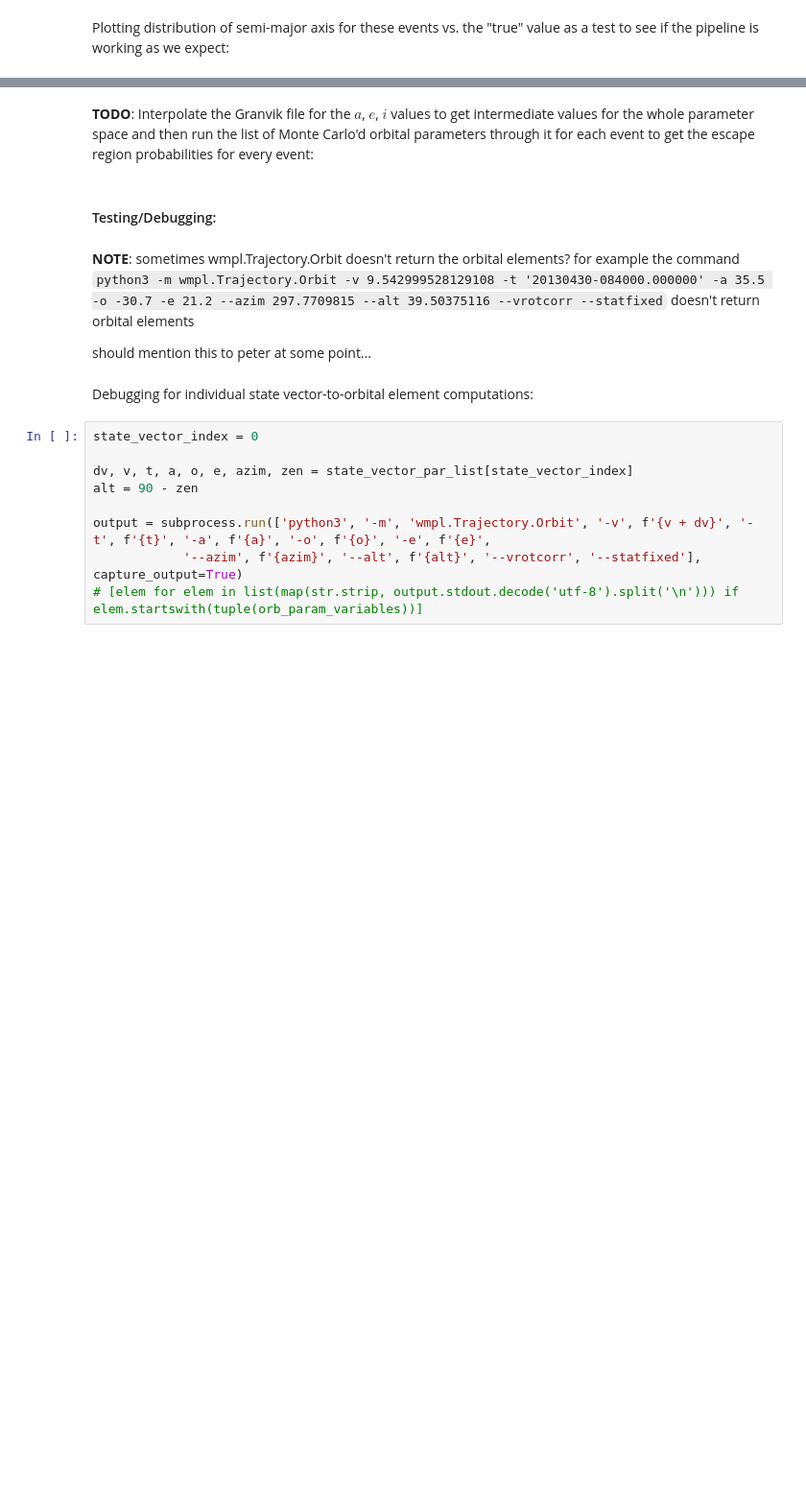
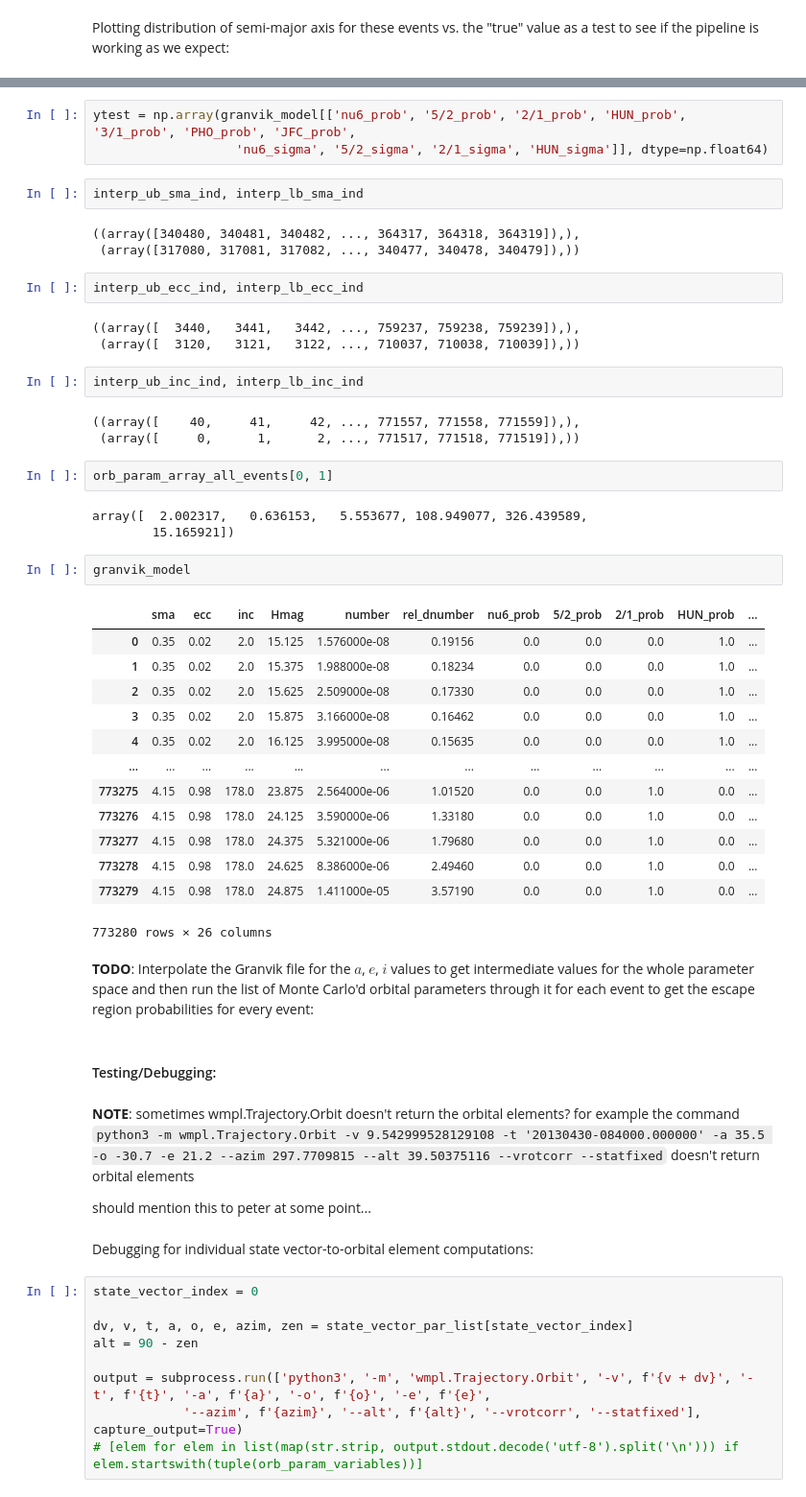
Before and after one commit to ia-chow/Thesis, a Jupyter notebook: speed_radiant_difference/monte_carlo_granvik_model.ipynb, the cells around one changed output, grey strips where cells are left out. Shown at 96% size. Saved outputs shown, nothing was run; the diff lists cells and outputs as text; blank space fills up the shorter version.

Commit message:
added all the interpolation progress on the granvik model stuff for now, gotta catch the bus

```diff
--- a/speed_radiant_difference/monte_carlo_granvik_model.ipynb
+++ b/speed_radiant_difference/monte_carlo_granvik_model.ipynb
@@ -278,3 +642,42 @@ true_smas[event_ind], np.median(filtered_array)
+# %%
+ytest = np.array(granvik_model[['nu6_prob', '5/2_prob', '2/1_prob', 'HUN_prob', '3/1_prob', 'PHO_prob', 'JFC_prob',
+                   'nu6_sigma', '5/2_sigma', '2/1_sigma', 'HUN_sigma']], dtype=np.float64)
+# %%
+interp_ub_sma_ind, interp_lb_sma_ind
+# %% [output]
+((array([340480, 340481, 340482, ..., 364317, 364318, 364319]),),
+ (array([317080, 317081, 317082, ..., 340477, 340478, 340479]),))
+# %%
+interp_ub_ecc_ind, interp_lb_ecc_ind
+# %% [output]
+((array([  3440,   3441,   3442, ..., 759237, 759238, 759239]),),
+ (array([  3120,   3121,   3122, ..., 710037, 710038, 710039]),))
+# %%
+interp_ub_inc_ind, interp_lb_inc_ind
+# %% [output]
+((array([    40,     41,     42, ..., 771557, 771558, 771559]),),
+ (array([     0,      1,      2, ..., 771517, 771518, 771519]),))
+# %%
+orb_param_array_all_events[0, 1]
+# %% [output]
+array([  2.002317,   0.636153,   5.553677, 108.949077, 326.439589,
+        15.165921])
+# %%
+granvik_model
+# %% [output]
+|  | sma | ecc | inc | Hmag | number | rel_dnumber | nu6_prob | 5/2_prob | 2/1_prob | HUN_prob | ... |
+| 0 | 0.35 | 0.02 | 2.0 | 15.125 | 1.576000e-08 | 0.19156 | 0.0 | 0.0 | 0.0 | 1.0 | ... |
+| 1 | 0.35 | 0.02 | 2.0 | 15.375 | 1.988000e-08 | 0.18234 | 0.0 | 0.0 | 0.0 | 1.0 | ... |
+| 2 | 0.35 | 0.02 | 2.0 | 15.625 | 2.509000e-08 | 0.17330 | 0.0 | 0.0 | 0.0 | 1.0 | ... |
+| 3 | 0.35 | 0.02 | 2.0 | 15.875 | 3.166000e-08 | 0.16462 | 0.0 | 0.0 | 0.0 | 1.0 | ... |
+| 4 | 0.35 | 0.02 | 2.0 | 16.125 | 3.995000e-08 | 0.15635 | 0.0 | 0.0 | 0.0 | 1.0 | ... |
+| ... | ... | ... | ... | ... | ... | ... | ... | ... | ... | ... | ... |
+| 773275 | 4.15 | 0.98 | 178.0 | 23.875 | 2.564000e-06 | 1.01520 | 0.0 | 0.0 | 1.0 | 0.0 | ... |
+| 773276 | 4.15 | 0.98 | 178.0 | 24.125 | 3.590000e-06 | 1.33180 | 0.0 | 0.0 | 1.0 | 0.0 | ... |
+| 773277 | 4.15 | 0.98 | 178.0 | 24.375 | 5.321000e-06 | 1.79680 | 0.0 | 0.0 | 1.0 | 0.0 | ... |
+| 773278 | 4.15 | 0.98 | 178.0 | 24.625 | 8.386000e-06 | 2.49460 | 0.0 | 0.0 | 1.0 | 0.0 | ... |
+| 773279 | 4.15 | 0.98 | 178.0 | 24.875 | 1.411000e-05 | 3.57190 | 0.0 | 0.0 | 1.0 | 0.0 | ... |
+773280 rows × 26 columns
 # %% [markdown]
 **TODO**: Interpolate the Granvik file for the $a$, $e$, $i$ values to get intermediate values for the whole parameter space and then run the list of Monte Carlo'd orbital parameters through it for each event to get the escape region probabilities for every event:
 # %% [markdown]
```
Also changed, not shown: parts of 74 cells of this notebook, 2 other files.
